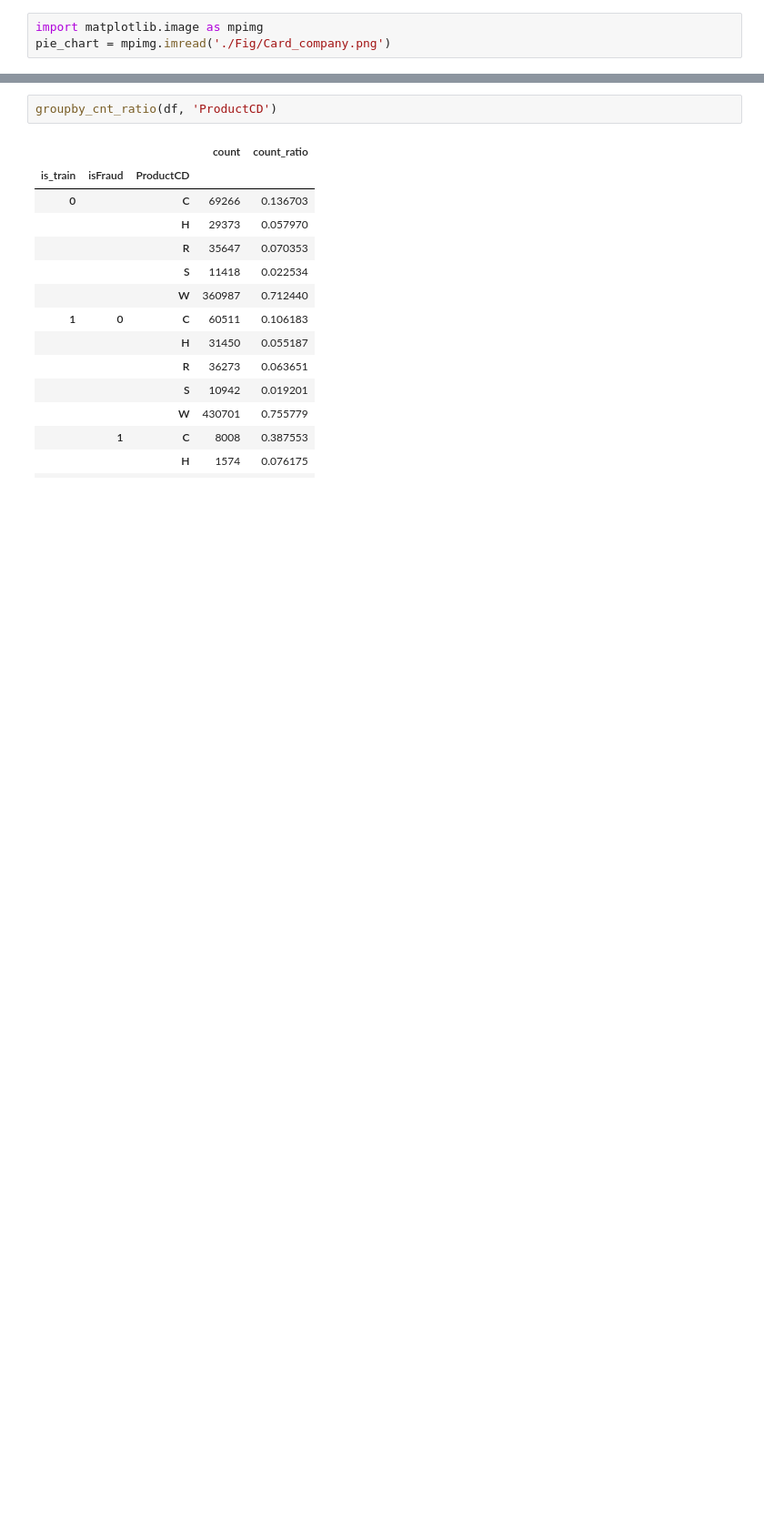
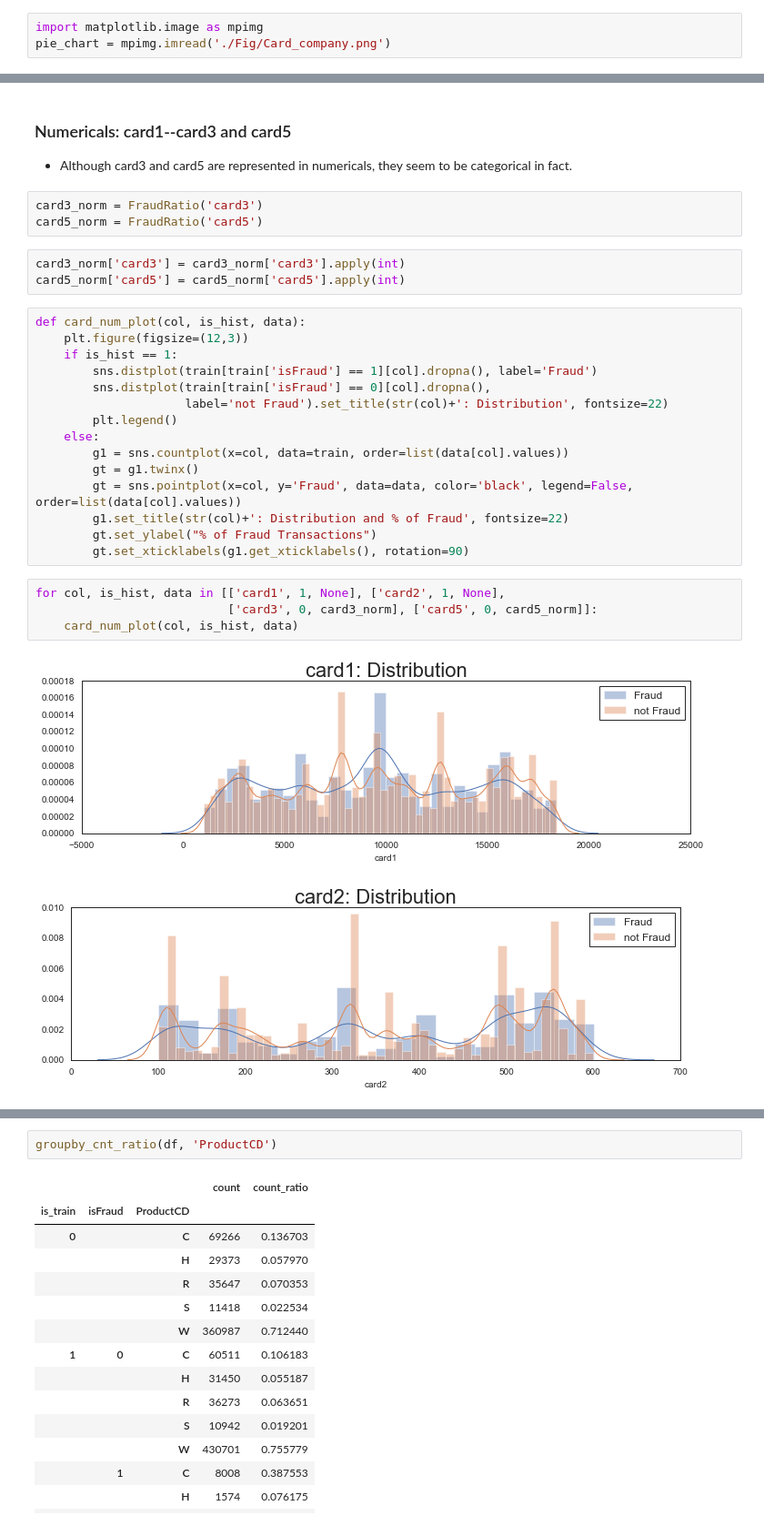
Before and after one commit to xinquan-wang/IEEE-CIS_Fraud_Detection, a Jupyter notebook: IEEE-CIS Fraud Detection.ipynb, the cells around one changed output, grey strips where cells are left out. Shown at 91% size. Saved outputs shown, nothing was run; the diff lists cells and outputs as text; blank space fills up the shorter version.

```diff
--- a/IEEE-CIS Fraud Detection.ipynb
+++ b/IEEE-CIS Fraud Detection.ipynb
@@ -526,0 +591,31 @@ Text(0, 0.5, '% of Fraud Transactions')
+# %% [markdown]
+###  Numericals: card1--card3 and card5
+- Although card3 and card5 are represented in numericals, they seem to be categorical in fact.
+# %%
+card3_norm = FraudRatio('card3')
+card5_norm = FraudRatio('card5')
+# %%
+card3_norm['card3'] = card3_norm['card3'].apply(int)
+card5_norm['card5'] = card5_norm['card5'].apply(int)
+# %%
+def card_num_plot(col, is_hist, data):
+    plt.figure(figsize=(12,3))
+    if is_hist == 1:
+        sns.distplot(train[train['isFraud'] == 1][col].dropna(), label='Fraud')
+        sns.distplot(train[train['isFraud'] == 0][col].dropna(),
+                     label='not Fraud').set_title(str(col)+': Distribution', fontsize=22)
+        plt.legend()
+    else:
+        g1 = sns.countplot(x=col, data=train, order=list(data[col].values))
+        gt = g1.twinx()
+        gt = sns.pointplot(x=col, y='Fraud', data=data, color='black', legend=False, order=list(data[col].values))
+        g1.set_title(str(col)+': Distribution and % of Fraud', fontsize=22)
+        gt.set_ylabel("% of Fraud Transactions")
+        gt.set_xticklabels(g1.get_xticklabels(), rotation=90)
+# %%
+for col, is_hist, data in [['card1', 1, None], ['card2', 1, None],
+                           ['card3', 0, card3_norm], ['card5', 0, card5_norm]]:
+    card_num_plot(col, is_hist, data)
+# %% [output]
+[figure, added]
+[figure, added]
```
Also changed, not shown: parts of 29 cells of this notebook, 1 other file.
